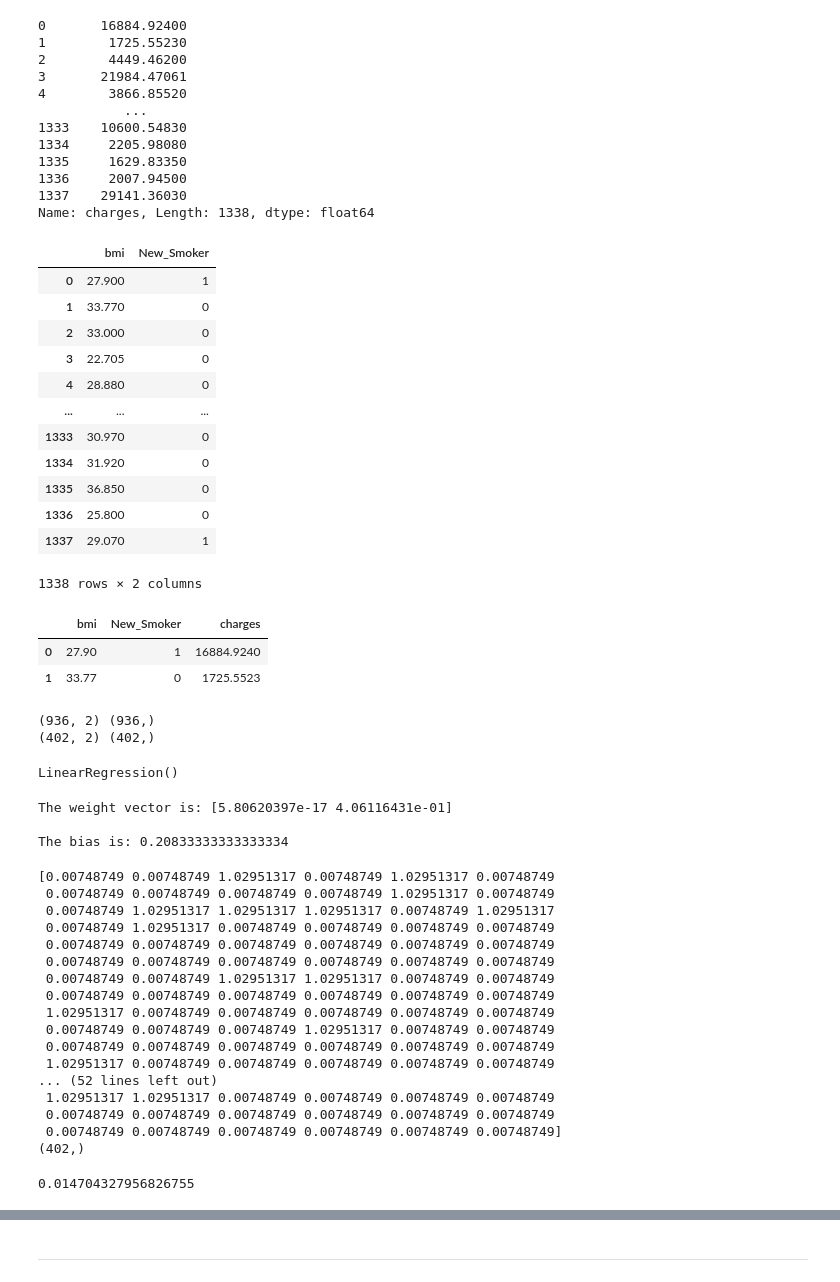
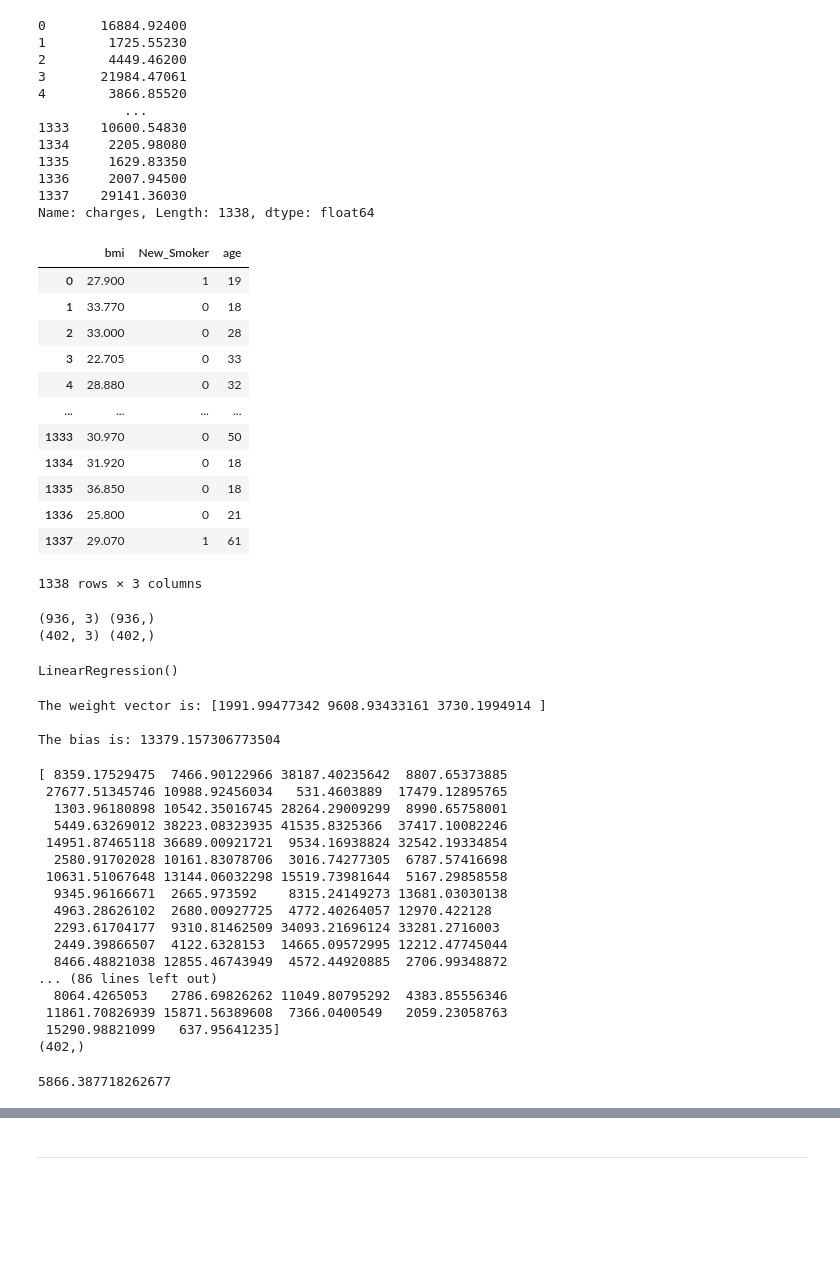
Before and after one commit to AdventureLouis/Insurance_Model_Deployment-in-Flask-with-Azure, a Jupyter notebook: Insurance_Cost_Prediction.ipynb, the cells around one changed output, grey strips where cells are left out. Saved outputs shown, nothing was run; the diff lists cells and outputs as text; code cells hidden in the pictures; blank space fills up the shorter version.

```diff
--- a/Insurance_Cost_Prediction.ipynb
+++ b/Insurance_Cost_Prediction.ipynb
@@ -183,7 +176,5 @@ print(model.predict([[5,6,27,60,10,5]]))
 # %% [markdown]
 ### Second model
-# %%
-df=pd.read_csv('insurance.csv')
 # %%
 df.corr()
 # %% [output]
@@ -298,8 +297,6 @@ r2_score(y_test,y_pred)
 ---
 # %% [markdown]
 ### Third model
-# %%
-df=pd.read_csv('insurance.csv')
 # %%
 df.corr()
 # %% [output]
@@ -329,20 +334,20 @@ y
 1337    29141.36030
 Name: charges, Length: 1338, dtype: float64
 # %%
-X=df.loc[:,['bmi','New_Smoker']]
+X=df.loc[:,['bmi','New_Smoker','age']]
 X
 # %% [output]
-|  | bmi | New_Smoker |
-| 0 | 27.900 | 1 |
-| 1 | 33.770 | 0 |
-| 2 | 33.000 | 0 |
-| 3 | 22.705 | 0 |
-| 4 | 28.880 | 0 |
-| ... | ... | ... |
-| 1333 | 30.970 | 0 |
-| 1334 | 31.920 | 0 |
-| 1335 | 36.850 | 0 |
-| 1336 | 25.800 | 0 |
-| 1337 | 29.070 | 1 |
+|  | bmi | New_Smoker | age |
+| 0 | 27.900 | 1 | 19 |
+| 1 | 33.770 | 0 | 18 |
+| 2 | 33.000 | 0 | 28 |
+| 3 | 22.705 | 0 | 33 |
+| 4 | 28.880 | 0 | 32 |
+| ... | ... | ... | ... |
+| 1333 | 30.970 | 0 | 50 |
+| 1334 | 31.920 | 0 | 18 |
+| 1335 | 36.850 | 0 | 18 |
+| 1336 | 25.800 | 0 | 21 |
+| 1337 | 29.070 | 1 | 61 |
-1338 rows × 2 columns
+1338 rows × 3 columns
 # %%
@@ -353,9 +358,3 @@ df.to_csv('insurance_1.csv')
-# %%
-df.head(2)
-# %% [output]
-|  | bmi | New_Smoker | charges |
-| 0 | 27.90 | 1 | 16884.9240 |
-| 1 | 33.77 | 0 | 1725.5523 |
 # %%
 X_train, X_test, y_train, y_test = train_test_split(X, y, test_size=0.3, random_state=42)
 # %%
@@ -368,8 +367,8 @@ X_test=scaling.fit_transform(X_test)
 print(X_train.shape, y_train.shape)
 print(X_test.shape, y_test.shape)
 # %% [output]
-(936, 2) (936,)
-(402, 2) (402,)
+(936, 3) (936,)
+(402, 3) (402,)
 # %%
 regressor = LinearRegression()  # define the linear regression model
 regressor.fit(X_train, y_train)  # fit the data
@@ -380,36 +379,36 @@ print('The weight vector is:', regressor.coef_)
 print()
 print('The bias is:', regressor.intercept_)
 # %% [output]
-The weight vector is: [5.80620397e-17 4.06116431e-01]
+The weight vector is: [1991.99477342 9608.93433161 3730.1994914 ]
 
-The bias is: 0.20833333333333334
+The bias is: 13379.157306773504
 # %%
 y_pred = regressor.predict(X_test) # make predictions for the test data
 print(y_pred)  # it returns us a `np.ndarray` object
 print(y_pred.shape)
 # %% [output]
-[0.00748749 0.00748749 1.02951317 0.00748749 1.02951317 0.00748749
- 0.00748749 0.00748749 0.00748749 0.00748749 1.02951317 0.00748749
- 0.00748749 1.02951317 1.02951317 1.02951317 0.00748749 1.02951317
- 0.00748749 1.02951317 0.00748749 0.00748749 0.00748749 0.00748749
- 0.00748749 0.00748749 0.00748749 0.00748749 0.00748749 0.00748749
- 0.00748749 0.00748749 0.00748749 0.00748749 0.00748749 0.00748749
- 0.00748749 0.00748749 1.02951317 1.02951317 0.00748749 0.00748749
- 0.00748749 0.00748749 0.00748749 0.00748749 0.00748749 0.00748749
- 1.02951317 0.00748749 0.00748749 0.00748749 0.00748749 0.00748749
- 0.00748749 0.00748749 0.00748749 1.02951317 0.00748749 0.00748749
- 0.00748749 0.00748749 0.00748749 0.00748749 0.00748749 0.00748749
- 1.02951317 0.00748749 0.00748749 0.00748749 0.00748749 0.00748749
-... (52 lines left out)
- 1.02951317 1.02951317 0.00748749 0.00748749 0.00748749 0.00748749
- 0.00748749 0.00748749 0.00748749 0.00748749 0.00748749 0.00748749
- 0.00748749 0.00748749 0.00748749 0.00748749 0.00748749 0.00748749]
+[ 8359.17529475  7466.90122966 38187.40235642  8807.65373885
+ 27677.51345746 10988.92456034   531.4603889  17479.12895765
+  1303.96180898 10542.35016745 28264.29009299  8990.65758001
+  5449.63269012 38223.08323935 41535.8325366  37417.10082246
+ 14951.87465118 36689.00921721  9534.16938824 32542.19334854
+  2580.91702028 10161.83078706  3016.74277305  6787.57416698
+ 10631.51067648 13144.06032298 15519.73981644  5167.29858558
+  9345.96166671  2665.973592    8315.24149273 13681.03030138
+  4963.28626102  2680.00927725  4772.40264057 12970.422128
+  2293.61704177  9310.81462509 34093.21696124 33281.2716003
+  2449.39866507  4122.6328153  14665.09572995 12212.47745044
+  8466.48821038 12855.46743949  4572.44920885  2706.99348872
+... (86 lines left out)
+  8064.4265053   2786.69826262 11049.80795292  4383.85556346
+ 11861.70826939 15871.56389608  7366.0400549   2059.23058763
+ 15290.98821099   637.95641235]
 (402,)
 # %%
 # Compute mse
 math.sqrt(mean_squared_error(y_test,y_pred))
 # %% [output]
-0.014704327956826755
+5866.387718262677
 # %%
 r2_score(y_test,y_pred)
 # %% [output]
```
Also changed, not shown: parts of 53 cells of this notebook, 15 other files.
